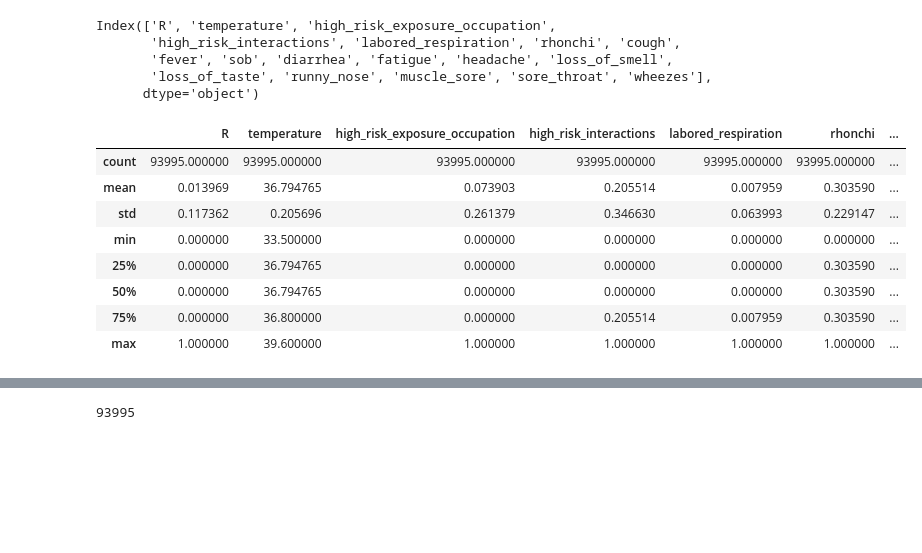
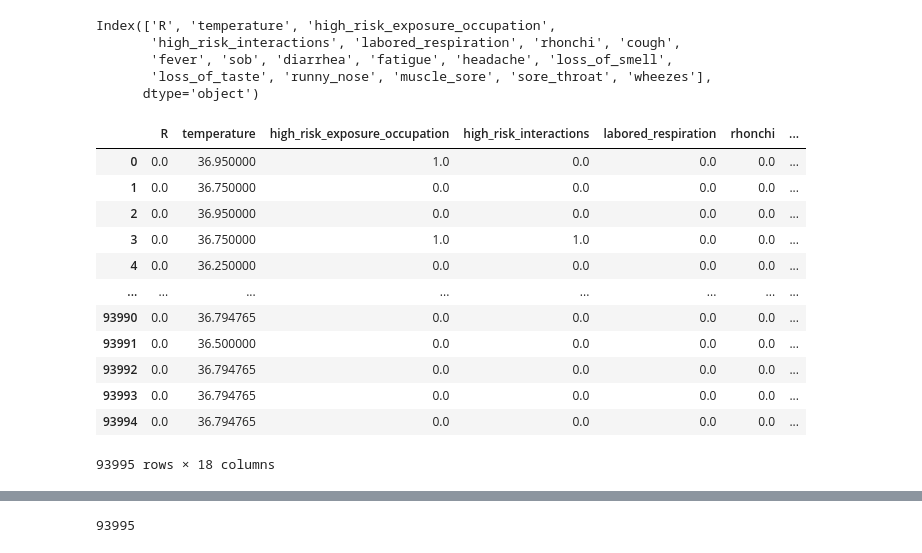
Before and after one commit to geoffswc/Covid-Test-Predictions, a Jupyter notebook: rf-estimates.ipynb, the cells around one changed output, grey strips where cells are left out. Saved outputs shown, nothing was run; the diff lists cells and outputs as text; code cells hidden in the pictures; blank space fills up the shorter version.

```diff
--- a/rf-estimates.ipynb
+++ b/rf-estimates.ipynb
@@ -21,15 +25,19 @@ Index(['R', 'temperature', 'high_risk_exposure_occupation',
 # %%
-df_symptoms.describe()
+df_symptoms
 # %% [output]
 |  | R | temperature | high_risk_exposure_occupation | high_risk_interactions | labored_respiration | rhonchi | ... |
-| count | 93995.000000 | 93995.000000 | 93995.000000 | 93995.000000 | 93995.000000 | 93995.000000 | ... |
-| mean | 0.013969 | 36.794765 | 0.073903 | 0.205514 | 0.007959 | 0.303590 | ... |
-| std | 0.117362 | 0.205696 | 0.261379 | 0.346630 | 0.063993 | 0.229147 | ... |
-| min | 0.000000 | 33.500000 | 0.000000 | 0.000000 | 0.000000 | 0.000000 | ... |
-| 25% | 0.000000 | 36.794765 | 0.000000 | 0.000000 | 0.000000 | 0.303590 | ... |
-| 50% | 0.000000 | 36.794765 | 0.000000 | 0.000000 | 0.000000 | 0.303590 | ... |
-| 75% | 0.000000 | 36.800000 | 0.000000 | 0.205514 | 0.007959 | 0.303590 | ... |
-| max | 1.000000 | 39.600000 | 1.000000 | 1.000000 | 1.000000 | 1.000000 | ... |
+| 0 | 0.0 | 36.950000 | 1.0 | 0.0 | 0.0 | 0.0 | ... |
+| 1 | 0.0 | 36.750000 | 0.0 | 0.0 | 0.0 | 0.0 | ... |
+| 2 | 0.0 | 36.950000 | 0.0 | 0.0 | 0.0 | 0.0 | ... |
+| 3 | 0.0 | 36.750000 | 1.0 | 1.0 | 0.0 | 0.0 | ... |
+| 4 | 0.0 | 36.250000 | 0.0 | 0.0 | 0.0 | 0.0 | ... |
+| ... | ... | ... | ... | ... | ... | ... | ... |
+| 93990 | 0.0 | 36.794765 | 0.0 | 0.0 | 0.0 | 0.0 | ... |
+| 93991 | 0.0 | 36.500000 | 0.0 | 0.0 | 0.0 | 0.0 | ... |
+| 93992 | 0.0 | 36.794765 | 0.0 | 0.0 | 0.0 | 0.0 | ... |
+| 93993 | 0.0 | 36.794765 | 0.0 | 0.0 | 0.0 | 0.0 | ... |
+| 93994 | 0.0 | 36.794765 | 0.0 | 0.0 | 0.0 | 0.0 | ... |
+93995 rows × 18 columns
 # %%
 df_symptoms.describe()
 # %% [output]
```
Also changed, not shown: parts of 21 cells of this notebook.
